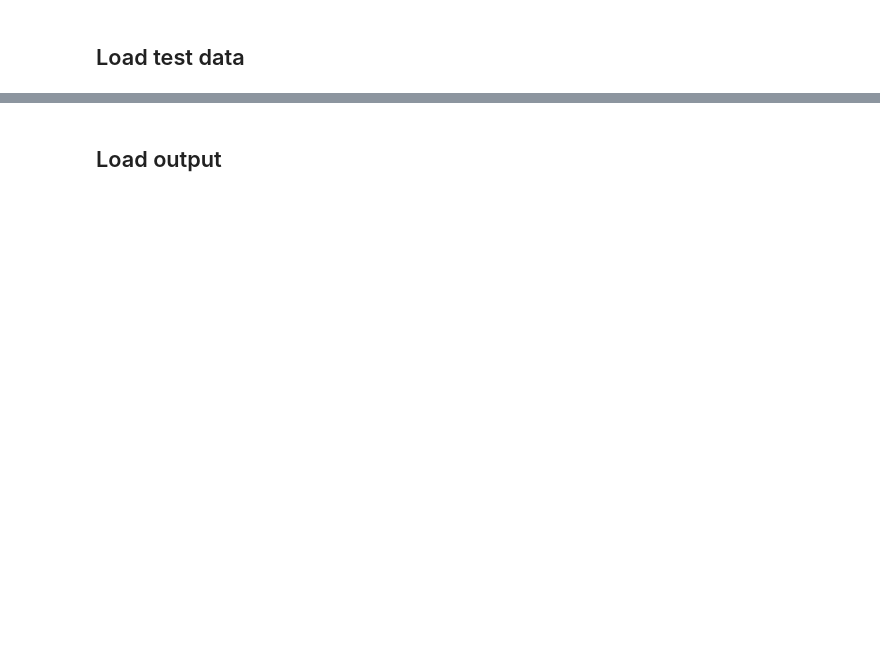
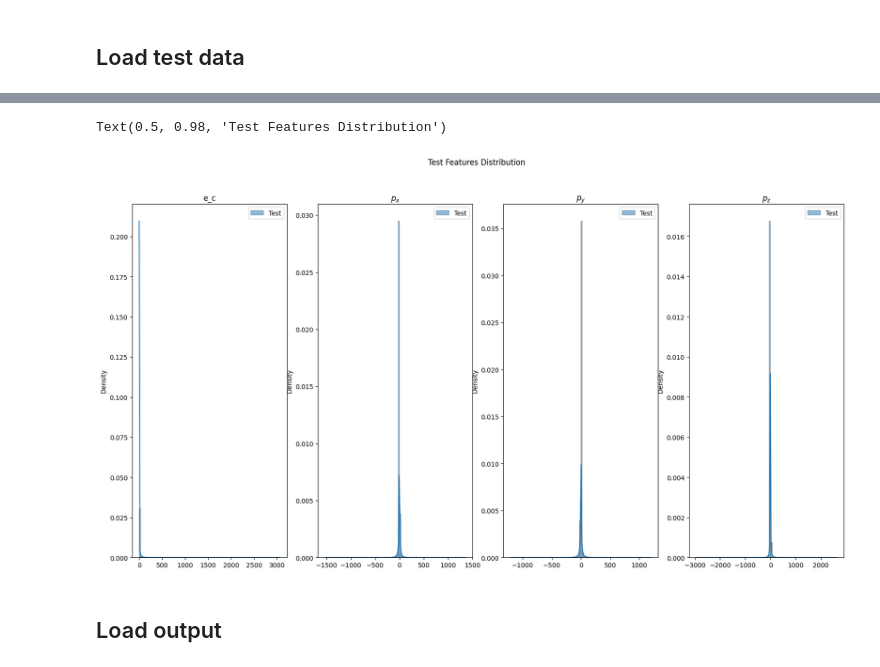
Before and after one commit to ArjunS07/s25-fermilab-research, a Jupyter notebook: src/output.ipynb, the cells around one changed output, grey strips where cells are left out. Saved outputs shown, nothing was run; the diff lists cells and outputs as text; code cells hidden in the pictures; blank space fills up the shorter version.

```diff
--- a/src/output.ipynb
+++ b/src/output.ipynb
@@ -85,5 +159,23 @@ plt.suptitle("Test Features Distribution")
 # %%
-test_features_cartesian = EtaPhiPtE_to_cartesian(test_features_absolute)
+fig, axs = plt.subplots(1, 4, figsize=(20, 10))
+features = [r"e_c", r"$p_x$", r"$p_y$", r"$p_z$"]
+
+for i, feature in enumerate(features):
+    ax = axs[i]
+    sns.histplot(
+        test_features_cartesian[:, :, i].flatten().numpy(),
+        bins=100,
+        ax=ax,
+        stat="density",
+        kde=True,
+        label="Test"
+    )
+    ax.set_title(feature)
+    ax.legend()
+plt.suptitle("Test Features Distribution")
+# %% [output]
+Text(0.5, 0.98, 'Test Features Distribution')
+[figure, added]
 # %% [markdown]
 ## Load output
 # %%
```
Also changed, not shown: parts of 22 cells of this notebook, 8 other files.
